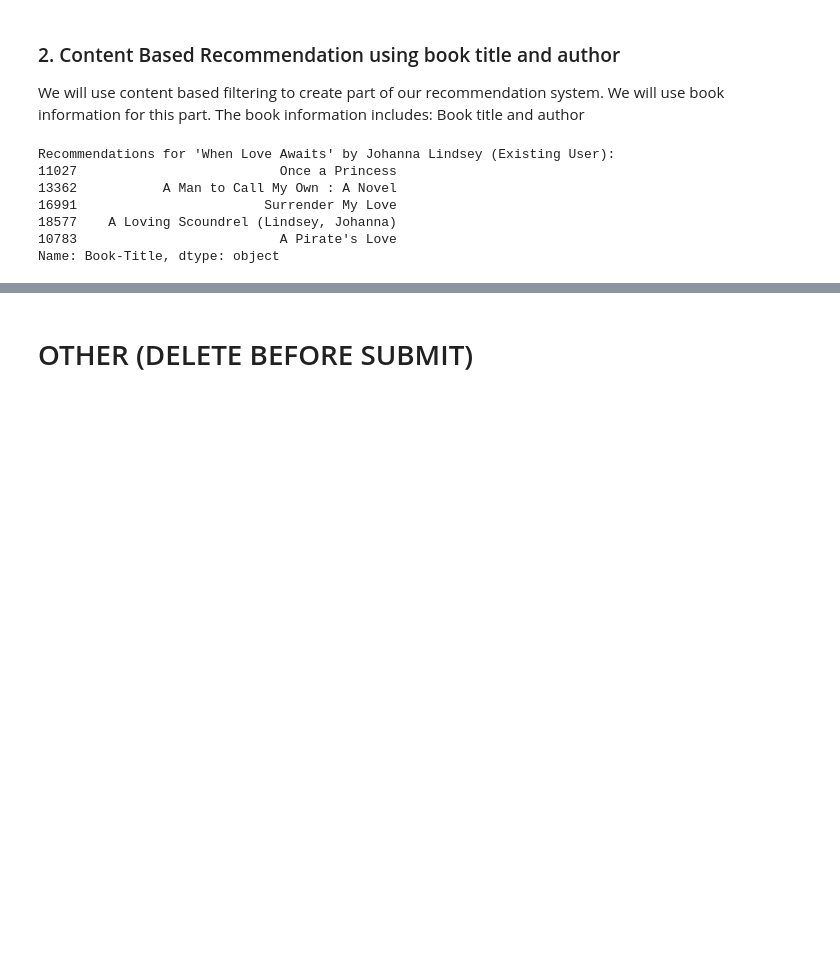
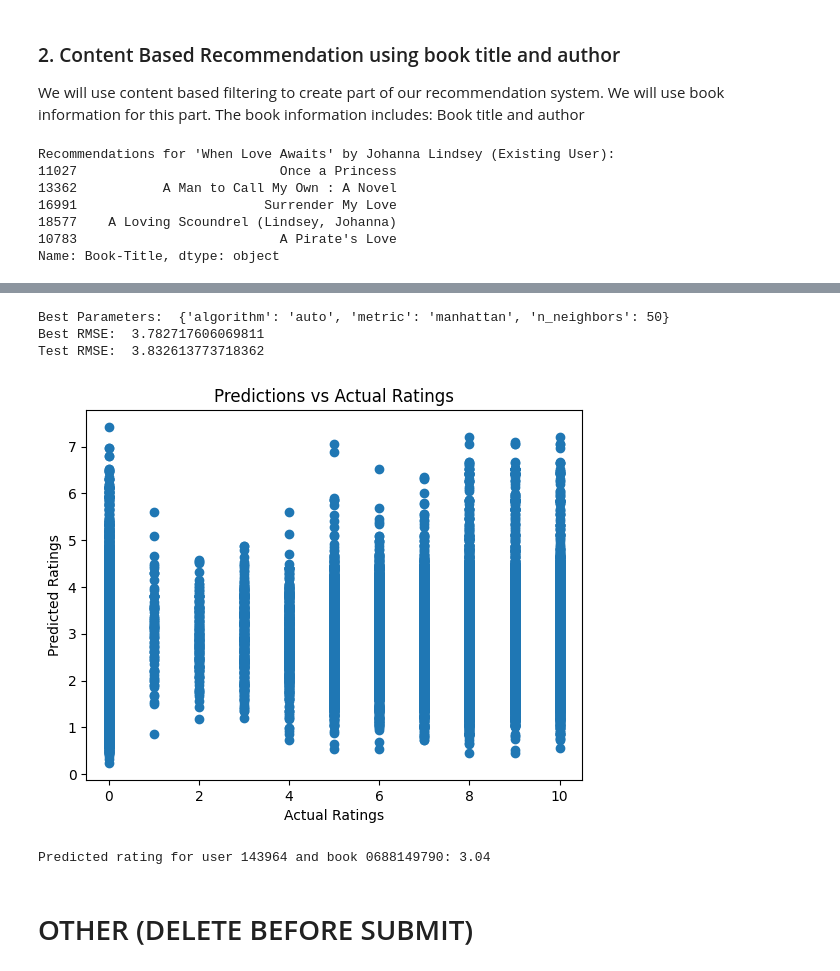
Before and after one commit to justin-medeiros/cp421-recommendation-project, a Jupyter notebook: rcmnd.ipynb, the cells around one changed output, grey strips where cells are left out. Saved outputs shown, nothing was run; the diff lists cells and outputs as text; code cells hidden in the pictures; blank space fills up the shorter version.

Commit message:
collab kinda working

```diff
--- a/rcmnd.ipynb
+++ b/rcmnd.ipynb
@@ -219,0 +247,55 @@ Name: Book-Title, dtype: object
+# %%
+import pandas as pd
+from sklearn.model_selection import GridSearchCV, train_test_split
+from sklearn.metrics import mean_squared_error
+from sklearn.neighbors import KNeighborsRegressor
+from sklearn.preprocessing import LabelEncoder
+import matplotlib.pyplot as plt
+
+# Create a LabelEncoder object
+isbn_encoder = LabelEncoder()
+
+# Fit the encoder to the ISBN column
+train_data['ISBN_encoded'] = isbn_encoder.fit_transform(train_data['ISBN'])
+test_data['ISBN_encoded'] = isbn_encoder.fit_transform(test_data['ISBN'])
+
+# Convert the ISBN column to a numpy array
+x_train = train_data[['User-ID', 'ISBN_encoded']].to_numpy()
+x_test = test_data[['User-ID', 'ISBN_encoded']].to_numpy()
+
+# Specify parameter grid for KNN
+param_grid = {
+    'n_neighbors': [40, 45, 50],
+    'algorithm': ['auto'],
+    'metric': ['euclidean', 'manhattan', 'chebyshev'],
+}
+
+# Create KNN model
+knn_model = KNeighborsRegressor()
+
+# Use GridSearchCV to find the best parameters
+gs = GridSearchCV(knn_model, param_grid, scoring='neg_mean_squared_error', cv=3)
+gs.fit(x_train, train_data['Book-Rating'])
+
+# Print the best parameters and corresponding RMSE
+print("Best Parameters: ", gs.best_params_)
+print("Best RMSE: ", (-gs.best_score_) ** 0.5)
+
+# Predict on the test set
+test_predictions = gs.predict(x_test)
+
+# Evaluate the model
+test_rmse = mean_squared_error(test_data['Book-Rating'], test_predictions) ** 0.5
+print("Test RMSE: ", test_rmse)
+
+# Plot predictions vs. actual ratings
+plt.scatter(test_data['Book-Rating'], test_predictions)
+plt.xlabel('Actual Ratings')
+plt.ylabel('Predicted Ratings')
+plt.title('Predictions vs Actual Ratings')
+plt.show()
+# %% [output]
+Best Parameters:  {'algorithm': 'auto', 'metric': 'manhattan', 'n_neighbors': 50}
+Best RMSE:  3.782717606069811
+Test RMSE:  3.832613773718362
+[figure, added]
@@ -220,3 +311,12 @@ Name: Book-Title, dtype: object
+# %%
+user_id = 143964
+book_isbn = '0688149790'
+
+predicted_rating = collaborative_recommendations(gs, user_id, book_isbn, isbn_encoder)
+
+print(f"Predicted rating for user {user_id} and book {book_isbn}: {predicted_rating}")
+# %% [output]
+Predicted rating for user 143964 and book 0688149790: 3.04
 # %% [markdown]
 # OTHER (DELETE BEFORE SUBMIT)
 # %%
```
Also changed, not shown: parts of 4 cells of this notebook.
